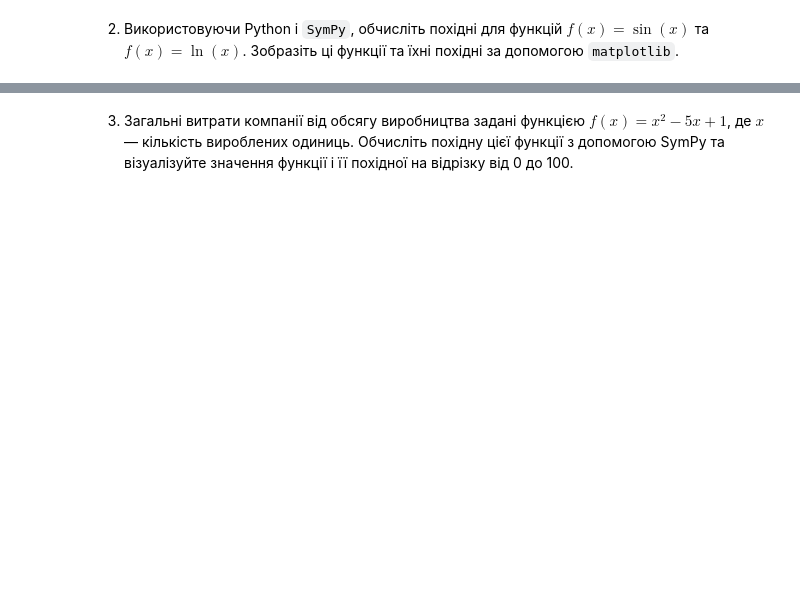
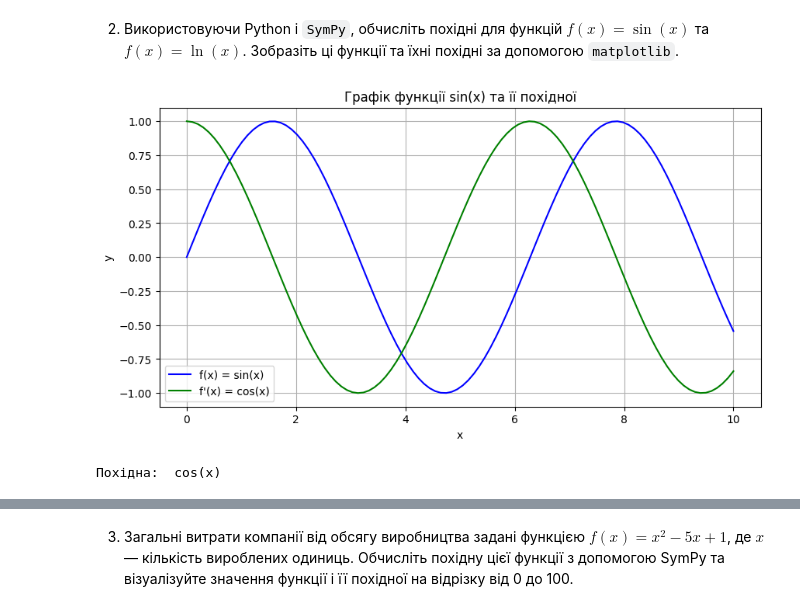
Before and after one commit to nikishkaaa/ML-Course, a Jupyter notebook: HW_2_2_Функції_і_похідні.ipynb, the cells around one changed output, grey strips where cells are left out. Saved outputs shown, nothing was run; the diff lists cells and outputs as text; code cells hidden in the pictures; blank space fills up the shorter version.

```diff
--- a/HW_2_2_Функції_і_похідні.ipynb
+++ b/HW_2_2_Функції_і_похідні.ipynb
@@ -34,2 +39,30 @@ array([ 0.        ,  0.20408163,  0.40816327,  0.6122449 ,  0.81632653,
 # %% [markdown]
 2. Використовуючи Python і `SymPy`, обчисліть похідні для функцій $ f(x) = \sin(x) $ та $ f(x) = \ln(x) $. Зобразіть ці функції та їхні похідні за допомогою `matplotlib`.
+# %%
+x = np.linspace(0, 10, 100)
+f1 = np.sin(x)
+
+x_sym = sp.symbols('x')
+f1_sym = sp.sin(x_sym)
+df1_sym = sp.diff(f1_sym, x_sym)
+
+
+df1_func = sp.lambdify(x_sym, df1_sym, 'numpy')
+df1 = df1_func(x)
+
+plt.figure(figsize=(10, 5))
+plt.plot(x, f1, label='f(x) = sin(x)', color='blue')
+plt.plot(x, df1, label="f'(x) = cos(x)", color='green')
+
+plt.title("Графік функції sin(x) та її похідної")
+plt.xlabel('x')
+plt.ylabel('y')
+plt.legend()
+plt.grid(True)
+plt.show()
+# %% [output]
+[figure, added]
+# %%
+print('Похідна: ', df1_sym)
+# %% [output]
+Похідна:  cos(x)
```
Also changed, not shown: parts of 7 cells of this notebook.
